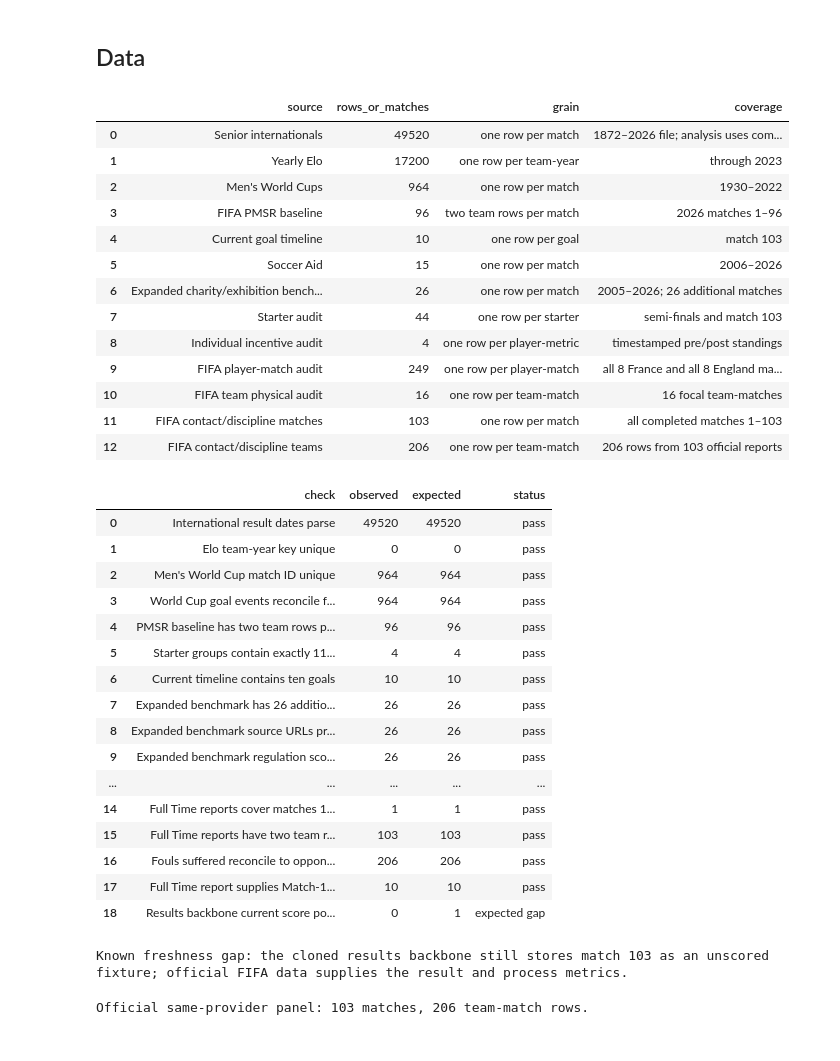
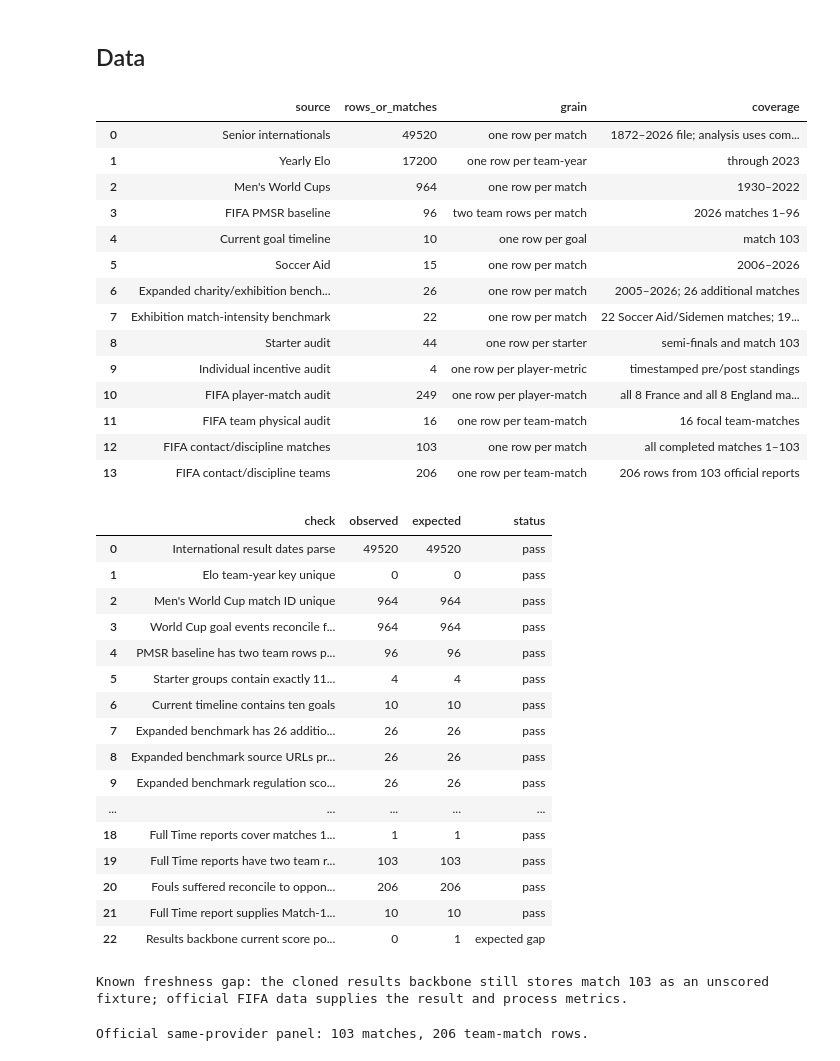
Before and after one commit to Shiverion/england-france-third-place-analysis, a Jupyter notebook: output/jupyter-notebook/england_france_2026_third_place_analysis_v2.ipynb, the cells around one changed output. Drawn from its saved outputs; the diff is of its cells as text; code cells hidden in the pictures.

Commit message:
Add exhibition-profile comparison analysis

```diff
--- a/output/jupyter-notebook/england_france_2026_third_place_analysis_v2.ipynb
+++ b/output/jupyter-notebook/england_france_2026_third_place_analysis_v2.ipynb
@@ -155,44 +168,47 @@ pmsr_base = pd.read_csv(SIBLING / "data" / "processed" / "pmsr_2026_match_featur
 current_goals = pd.read_csv(ROOT / "data" / "current_match_goals.csv")
 soccer_aid = pd.read_csv(ROOT / "data" / "soccer_aid_results.csv")
 exhibition_benchmark = pd.read_csv(ROOT / "data" / "exhibition_charity_benchmark.csv")
+exhibition_intensity = pd.read_csv(ROOT / "data" / "exhibition_match_intensity_benchmark.csv")
 lineups = pd.read_csv(ROOT / "data" / "lineup_starters.csv")
 player_incentives = pd.read_csv(ROOT / "data" / "player_incentive_evidence.csv")
 player_match = pd.read_csv(PROCESSED / "fifa_2026_france_england_player_match.csv")
 team_physical = pd.read_csv(PROCESSED / "fifa_2026_france_england_team_physical.csv")
 match_discipline = pd.read_csv(PROCESSED / "fifa_2026_match_contact_discipline.csv")
 team_discipline = pd.read_csv(PROCESSED / "fifa_2026_team_contact_discipline.csv")
 
 source_table = pd.DataFrame([
     ("Senior internationals", len(results), "one row per match", "1872–2026 file; analysis uses complete 1991–2023 rows"),
     ("Yearly Elo", len(ratings), "one row per team-year", "through 2023"),
     ("Men's World Cups", int(matches_raw["tournament_name"].str.contains("Men's World Cup", regex=False, na=False).sum()), "one row per match", "1930–2022"),
     ("FIFA PMSR baseline", pmsr_base["match_number"].nunique(), "two team rows per match", "2026 matches 1–96"),
     ("Current goal timeline", len(current_goals), "one row per goal", "match 103"),
     ("Soccer Aid", len(soccer_aid), "one row per match", "2006–2026"),
     ("Expanded charity/exhibition benchmark", len(exhibition_benchmark), "one row per match", "2005–2026; 26 additional matches"),
+    ("Exhibition match-intensity benchmark", len(exhibition_intensity), "one row per match", "22 Soccer Aid/Sidemen matches; 19 complete common-core rows"),
     ("Starter audit", len(lineups), "one row per starter", "semi-finals and match 103"),
     ("Individual incentive audit", len(player_incentives), "one row per player-metric", "timestamped pre/post standings"),
     ("FIFA player-match audit", len(player_match), "one row per player-match", "all 8 France and all 8 England matches"),
     ("FIFA team physical audit", len(team_physical), "one row per team-match", "16 focal team-matches"),
     ("FIFA contact/discipline matches", len(match_discipline), "one row per match", "all completed matches 1–103"),
     ("FIFA contact/discipline teams", len(team_discipline), "one row per team-match", "206 rows from 103 official reports"),
 ], columns=["source", "rows_or_matches", "grain", "coverage"])
 display(source_table)
 # %% [output]
 |  | source | rows_or_matches | grain | coverage |
 | 0 | Senior internationals | 49520 | one row per match | 1872–2026 file; analysis uses com... |
 | 1 | Yearly Elo | 17200 | one row per team-year | through 2023 |
 | 2 | Men's World Cups | 964 | one row per match | 1930–2022 |
 | 3 | FIFA PMSR baseline | 96 | two team rows per match | 2026 matches 1–96 |
 | 4 | Current goal timeline | 10 | one row per goal | match 103 |
 | 5 | Soccer Aid | 15 | one row per match | 2006–2026 |
 | 6 | Expanded charity/exhibition bench... | 26 | one row per match | 2005–2026; 26 additional matches |
-| 7 | Starter audit | 44 | one row per starter | semi-finals and match 103 |
-| 8 | Individual incentive audit | 4 | one row per player-metric | timestamped pre/post standings |
-| 9 | FIFA player-match audit | 249 | one row per player-match | all 8 France and all 8 England ma... |
-| 10 | FIFA team physical audit | 16 | one row per team-match | 16 focal team-matches |
-| 11 | FIFA contact/discipline matches | 103 | one row per match | all completed matches 1–103 |
-| 12 | FIFA contact/discipline teams | 206 | one row per team-match | 206 rows from 103 official reports |
+| 7 | Exhibition match-intensity benchmark | 22 | one row per match | 22 Soccer Aid/Sidemen matches; 19... |
+| 8 | Starter audit | 44 | one row per starter | semi-finals and match 103 |
+| 9 | Individual incentive audit | 4 | one row per player-metric | timestamped pre/post standings |
+| 10 | FIFA player-match audit | 249 | one row per player-match | all 8 France and all 8 England ma... |
+| 11 | FIFA team physical audit | 16 | one row per team-match | 16 focal team-matches |
+| 12 | FIFA contact/discipline matches | 103 | one row per match | all completed matches 1–103 |
+| 13 | FIFA contact/discipline teams | 206 | one row per team-match | 206 rows from 103 official reports |
 # %%
 # Data-quality audit: grain, uniqueness, completeness, and source reconciliation
 results["date"] = pd.to_datetime(results["date"], errors="coerce")
@@ -228,6 +244,11 @@ discipline_foul_reconciliation = team_discipline.merge(
 discipline_fouls_reconciled = discipline_foul_reconciliation[
     "fouls_suffered"
 ].eq(discipline_foul_reconciliation["fouls_committed_opponent"])
+exhibition_core_metrics = [
+    "total_goals", "total_shots", "shots_on_target", "total_fouls", "yellow_cards"
+]
+exhibition_complete = exhibition_intensity["coverage_status"].eq("complete_core")
+exhibition_complete_rows = exhibition_intensity.loc[exhibition_complete]
 
 quality_checks = pd.DataFrame([
     ("International result dates parse", int(results["date"].notna().sum()), len(results), "pass" if results["date"].notna().all() else "review"),
@@ -240,6 +261,10 @@ quality_checks = pd.DataFrame([
     ("Expanded benchmark has 26 additional matches", len(exhibition_benchmark), 26, "pass" if len(exhibition_benchmark) == 26 else "fail"),
     ("Expanded benchmark source URLs present", int(exhibition_benchmark["source_url"].notna().sum()), len(exhibition_benchmark), "pass" if exhibition_benchmark["source_url"].notna().all() else "fail"),
     ("Expanded benchmark regulation scores are nonnegative", int(((exhibition_benchmark["team_a_goals"] >= 0) & (exhibition_benchmark["team_b_goals"] >= 0)).sum()), len(exhibition_benchmark), "pass" if ((exhibition_benchmark["team_a_goals"] >= 0) & (exhibition_benchmark["team_b_goals"] >= 0)).all() else "fail"),
+    ("Exhibition intensity event-year key unique", int(exhibition_intensity.duplicated(["event", "year"]).sum()), 0, "pass" if not exhibition_intensity.duplicated(["event", "year"]).any() else "fail"),
+    ("Exhibition intensity source URLs present", int(exhibition_intensity["source_url"].notna().sum()), len(exhibition_intensity), "pass" if exhibition_intensity["source_url"].notna().all() else "fail"),
+    ("Exhibition complete-core rows available", int(exhibition_complete.sum()), 19, "pass" if exhibition_complete.sum() == 19 else "fail"),
+    ("Exhibition complete-core metrics populated", int(exhibition_complete_rows[exhibition_core_metrics].notna().all(axis=1).sum()), 19, "pass" if exhibition_complete_rows[exhibition_core_metrics].notna().all(axis=1).sum() == 19 else "fail"),
     ("Individual incentive rows reconcile pre + match = post", int(incentive_arithmetic.sum()), len(player_incentives), "pass" if incentive_arithmetic.all() else "fail"),
     ("FIFA player-match-shirt key unique", player_key_duplicates, 0, "pass" if player_key_duplicates == 0 else "fail"),
     ("Focal teams each cover eight matches", int(player_match_coverage.eq(8).sum()), 2, "pass" if player_match_coverage.eq(8).all() else "fail"),
@@ -260,6 +285,10 @@ assert len(current_goals) == 10
 assert len(exhibition_benchmark) == 26
 assert exhibition_benchmark["source_url"].notna().all()
 assert ((exhibition_benchmark["team_a_goals"] >= 0) & (exhibition_benchmark["team_b_goals"] >= 0)).all()
+assert not exhibition_intensity.duplicated(["event", "year"]).any()
+assert exhibition_intensity["source_url"].notna().all()
+assert exhibition_complete.sum() == 19
+assert exhibition_complete_rows[exhibition_core_metrics].notna().all(axis=1).all()
 assert not player_incentives.duplicated(["player", "metric"]).any()
 assert incentive_arithmetic.all()
 assert player_key_duplicates == 0
@@ -285,11 +314,11 @@ print("Known freshness gap: the cloned results backbone still stores match 103 a
 | 8 | Expanded benchmark source URLs pr... | 26 | 26 | pass |
 | 9 | Expanded benchmark regulation sco... | 26 | 26 | pass |
 | ... | ... | ... | ... | ... |
-| 14 | Full Time reports cover matches 1... | 1 | 1 | pass |
-| 15 | Full Time reports have two team r... | 103 | 103 | pass |
-| 16 | Fouls suffered reconcile to oppon... | 206 | 206 | pass |
-| 17 | Full Time report supplies Match-1... | 10 | 10 | pass |
-| 18 | Results backbone current score po... | 0 | 1 | expected gap |
+| 18 | Full Time reports cover matches 1... | 1 | 1 | pass |
+| 19 | Full Time reports have two team r... | 103 | 103 | pass |
+| 20 | Fouls suffered reconcile to oppon... | 206 | 206 | pass |
+| 21 | Full Time report supplies Match-1... | 10 | 10 | pass |
+| 22 | Results backbone current score po... | 0 | 1 | expected gap |
 Known freshness gap: the cloned results backbone still stores match 103 as an unscored fixture; official FIFA data supplies the result and process metrics.
 # %%
 # Extend the official FIFA PMSR panel from match 96 through match 103
```
Also changed, not shown: parts of 8 cells of this notebook, 18 other files.
